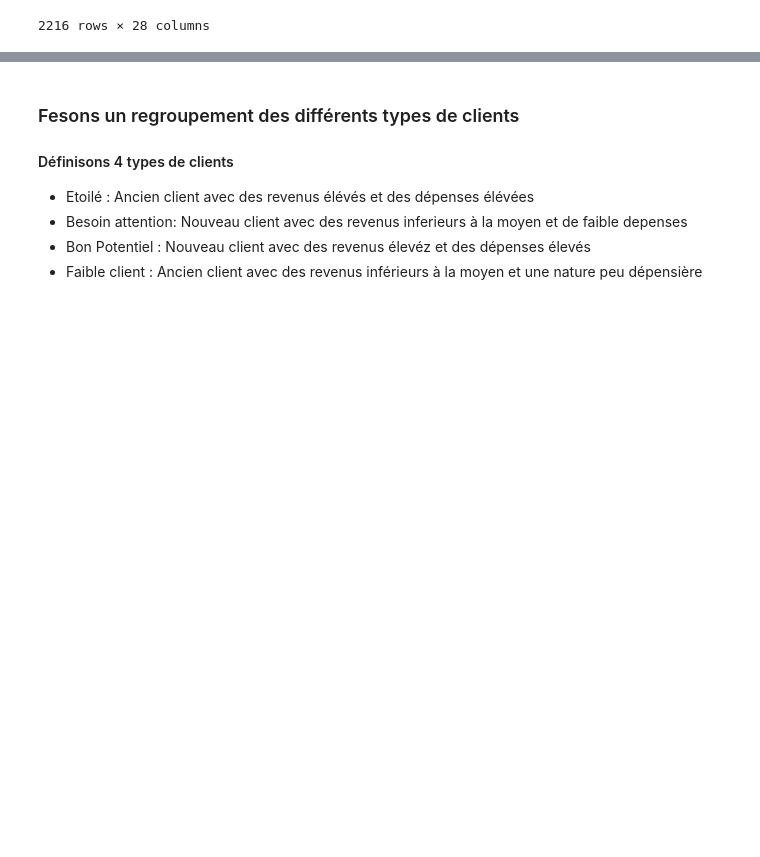
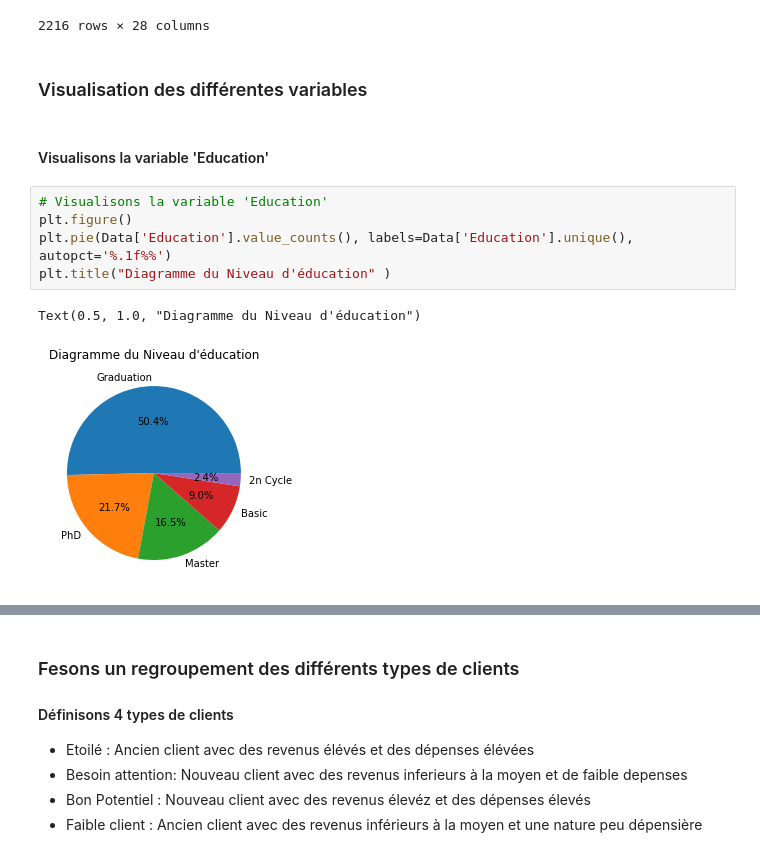
Before and after one commit to Mexiale/Marketing_Client, a Jupyter notebook: Customers.ipynb, the cells around one changed output, grey strips where cells are left out. Cells and saved outputs as stored; diff of their text form; blank space fills up the shorter version.

```diff
--- a/Customers.ipynb
+++ b/Customers.ipynb
@@ -149,3 +158,15 @@ Data
 | 2238 | 1956 | Master | Together | 69245.0 | 0 | 1 | 24-01-2014 | 8 | 428 | ... |
 | 2239 | 1954 | PhD | Married | 52869.0 | 1 | 1 | 15-10-2012 | 40 | 84 | ... |
 2216 rows × 28 columns
+# %% [markdown]
+### Visualisation des différentes variables
+# %% [markdown]
+#### Visualisons la variable 'Education'
+# %%
+# Visualisons la variable 'Education'
+plt.figure()
+plt.pie(Data['Education'].value_counts(), labels=Data['Education'].unique(), autopct='%.1f%%')
+plt.title("Diagramme du Niveau d'éducation" )
+# %% [output]
+Text(0.5, 1.0, "Diagramme du Niveau d'éducation")
+[figure, added]
```
Also changed, not shown: parts of 106 cells of this notebook.
